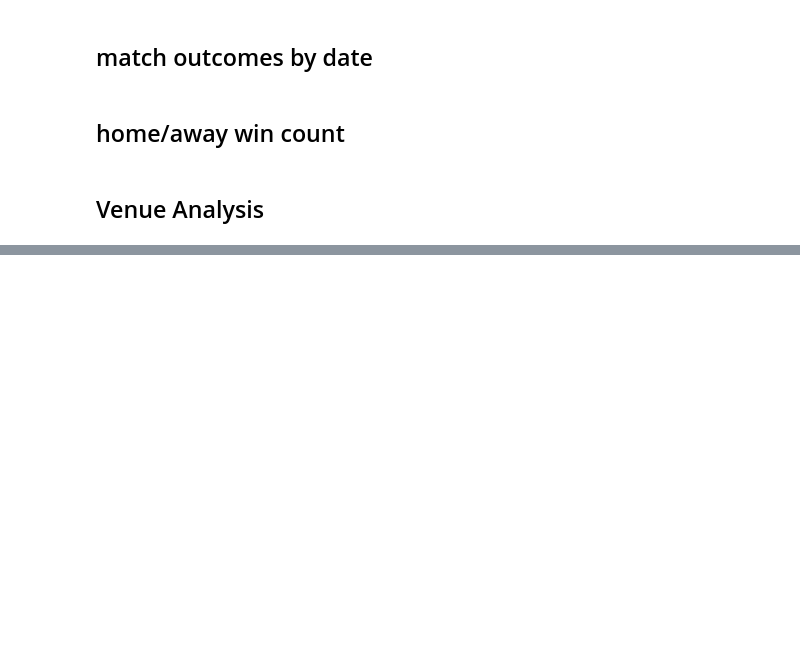
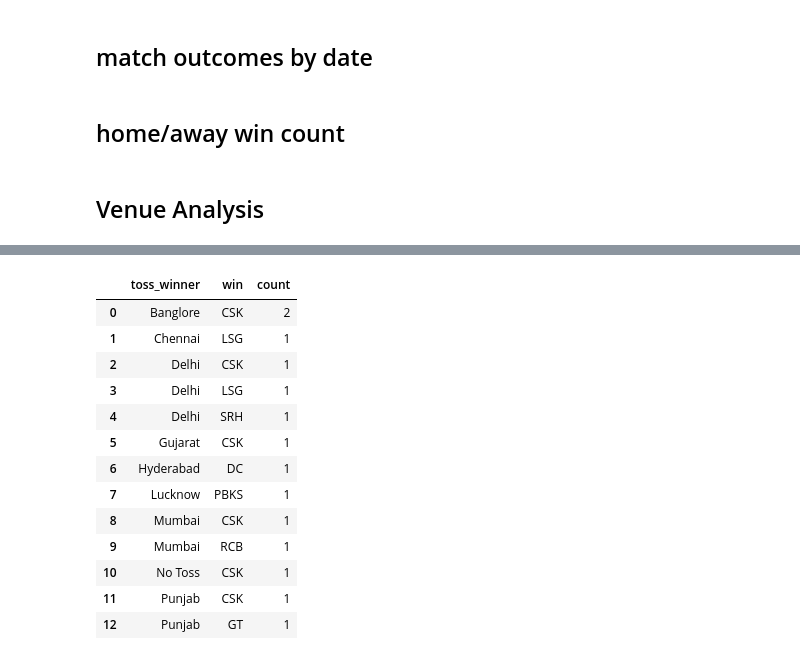
Before and after one commit to Omimishra/Python-Data-science, a Jupyter notebook: fixtures.ipynb, the cells around one changed output, grey strips where cells are left out. Cells and saved outputs as stored; diff of their text form; code cells hidden in the pictures; blank space fills up the shorter version.

```diff
--- a/fixtures.ipynb
+++ b/fixtures.ipynb
@@ -893,0 +947,18 @@ df
+# %%
+#matches won by toss decision
+team_csk.groupby('toss_winner')['win'].value_counts().reset_index(name='count')
+# %% [output]
+|  | toss_winner | win | count |
+| 0 | Banglore | CSK | 2 |
+| 1 | Chennai | LSG | 1 |
+| 2 | Delhi | CSK | 1 |
+| 3 | Delhi | LSG | 1 |
+| 4 | Delhi | SRH | 1 |
+| 5 | Gujarat | CSK | 1 |
+| 6 | Hyderabad | DC | 1 |
+| 7 | Lucknow | PBKS | 1 |
+| 8 | Mumbai | CSK | 1 |
+| 9 | Mumbai | RCB | 1 |
+| 10 | No Toss | CSK | 1 |
+| 11 | Punjab | CSK | 1 |
+| 12 | Punjab | GT | 1 |
```
Also changed, not shown: parts of 19 cells of this notebook, 1 other file.
